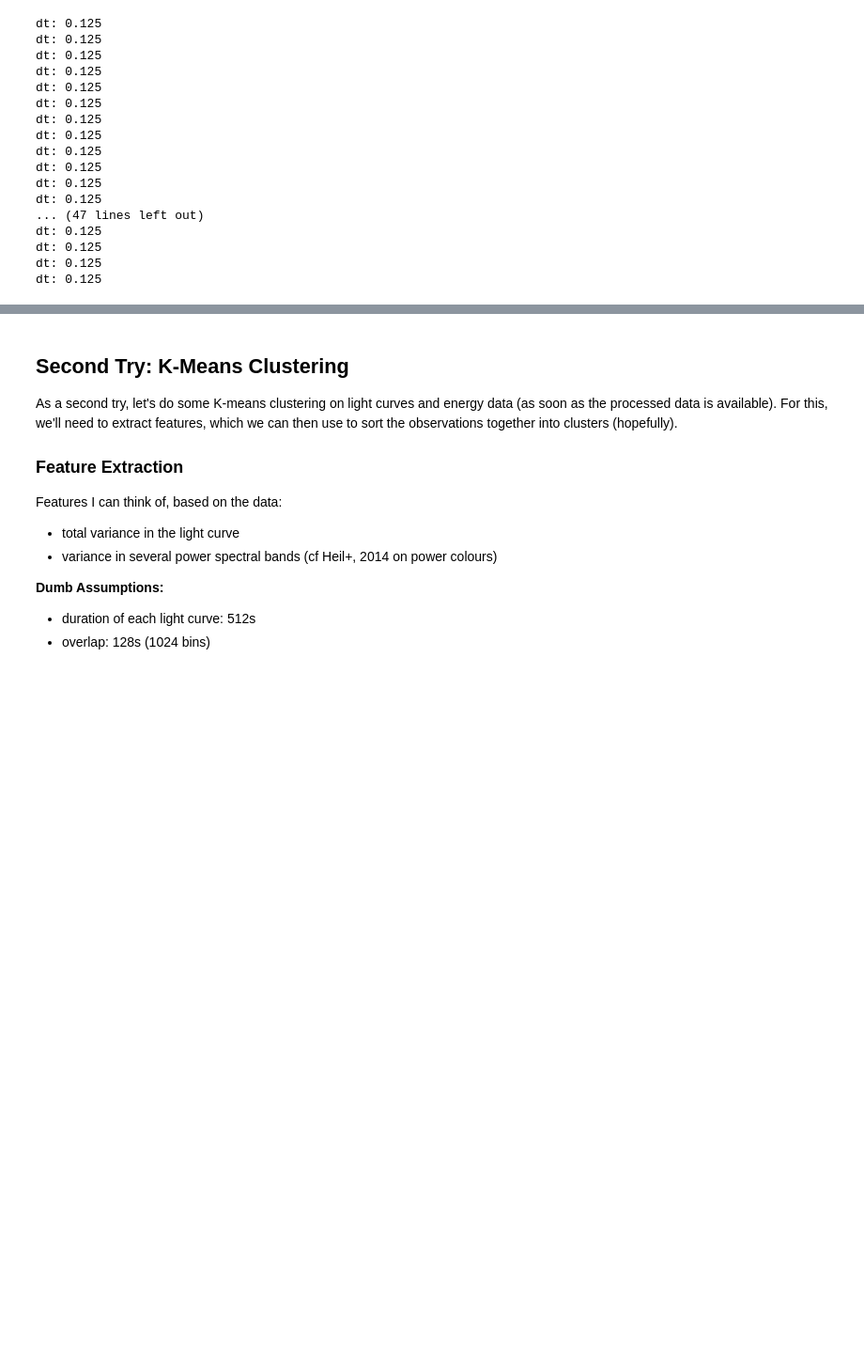
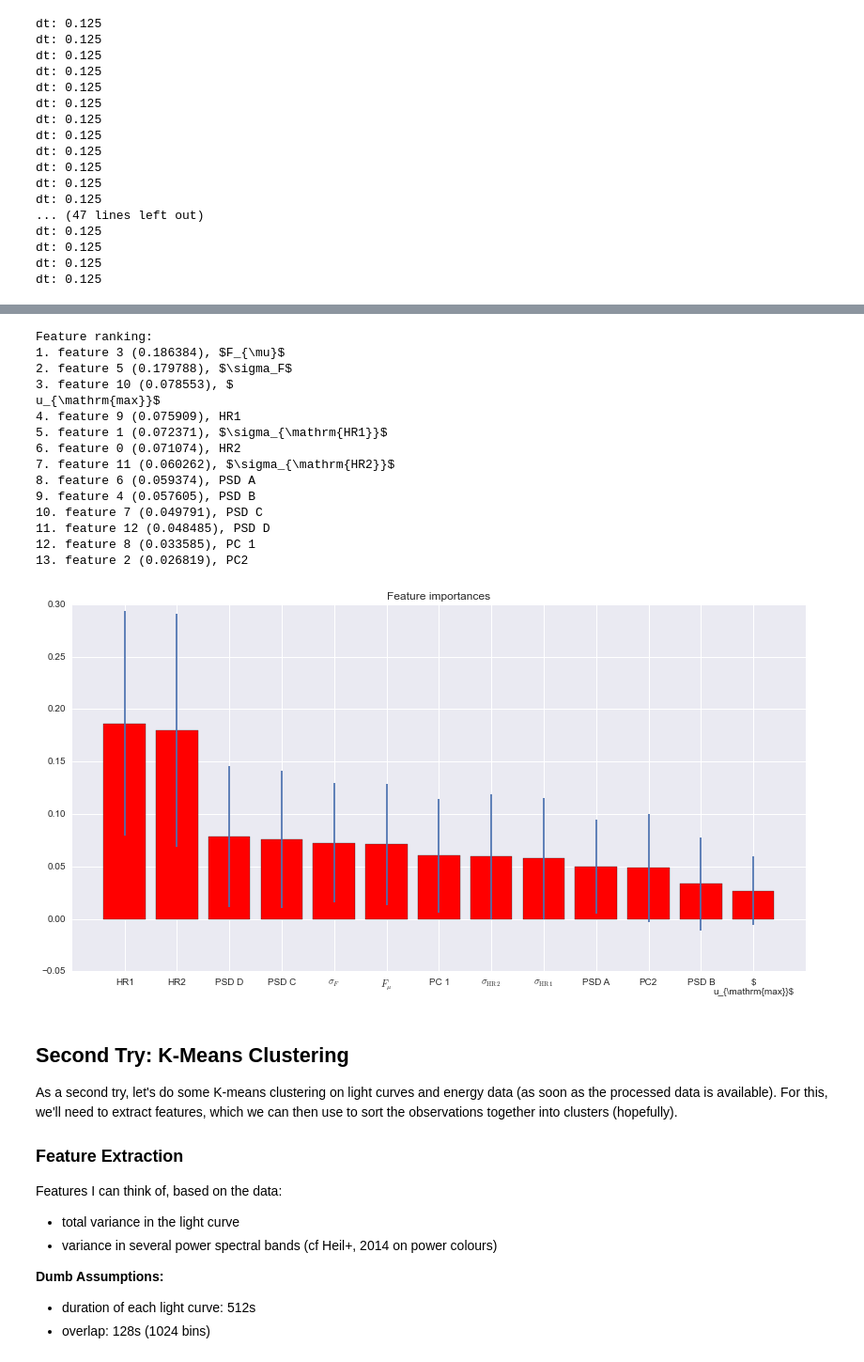
Before and after one commit to dhuppenkothen/BlackHoleMagic, a Jupyter notebook: GRS1915_RXTE_std1_analysis.ipynb, the cells around one changed output, grey strips where cells are left out. Shown at 94% size. Saved outputs shown, nothing was run; the diff lists cells and outputs as text; code cells hidden in the pictures; blank space fills up the shorter version.

Commit message:
Some more classifier stuff, random forests seem to work well

```diff
--- a/GRS1915_RXTE_std1_analysis.ipynb
+++ b/GRS1915_RXTE_std1_analysis.ipynb
@@ -724,12 +752,0 @@ features_train.shape
-# %%
-from sklearn.neighbors import KNeighborsClassifier
-from sklearn import svm
-
-knn = KNeighborsClassifier()
-knn.fit(features_train, labels_train)
-
-svc = svm.SVC(kernel='linear')
-svc.fit(features_train, labels_train)
-
-labels_knn = knn.predict(features_test)
-labels_svc = svc.predict(features_test)
@@ -783,3 +906,47 @@ SVN Error: 0.0497237569061
+# %%
+importances = rfc.feature_importances_
+std = np.std([tree.feature_importances_ for tree in rfc.estimators_],
+             axis=0)
+indices = np.argsort(importances)[::-1]
+
+feature_names = ["$F_{\mu}$", "$\sigma_F$", "$\nu_{\mathrm{max}}$", "HR1", "$\sigma_{\mathrm{HR1}}$",
+                 "HR2", "$\sigma_{\mathrm{HR2}}$", "PSD A", "PSD B", "PSD C", "PSD D", "PC 1", "PC2"]
+
+
+# Print the feature ranking
+print("Feature ranking:")
+
+
+for f in range(13):
+    print("%d. feature %d (%f), %s" % (f + 1, indices[f], importances[indices[f]], feature_names[f]))
+
+
+
+# Plot the feature importances of the forest
+plt.figure(figsize=(14,7))
+plt.title("Feature importances")
+plt.bar(range(13), importances[indices],
+       color="r", yerr=std[indices], align="center")
+plt.xticks(range(13), [feature_names[i] for i in indices])
+plt.xlim([-1, 13])
+plt.show()
+# %% [output]
+Feature ranking:
+1. feature 3 (0.186384), $F_{\mu}$
+2. feature 5 (0.179788), $\sigma_F$
+3. feature 10 (0.078553), $
+u_{\mathrm{max}}$
+4. feature 9 (0.075909), HR1
+5. feature 1 (0.072371), $\sigma_{\mathrm{HR1}}$
+6. feature 0 (0.071074), HR2
+7. feature 11 (0.060262), $\sigma_{\mathrm{HR2}}$
+8. feature 6 (0.059374), PSD A
+9. feature 4 (0.057605), PSD B
+10. feature 7 (0.049791), PSD C
+11. feature 12 (0.048485), PSD D
+12. feature 8 (0.033585), PC 1
+13. feature 2 (0.026819), PC2
+[figure, added]
 # %% [markdown]
 ## Second Try: K-Means Clustering
 
```
Also changed, not shown: parts of 9 cells of this notebook.
